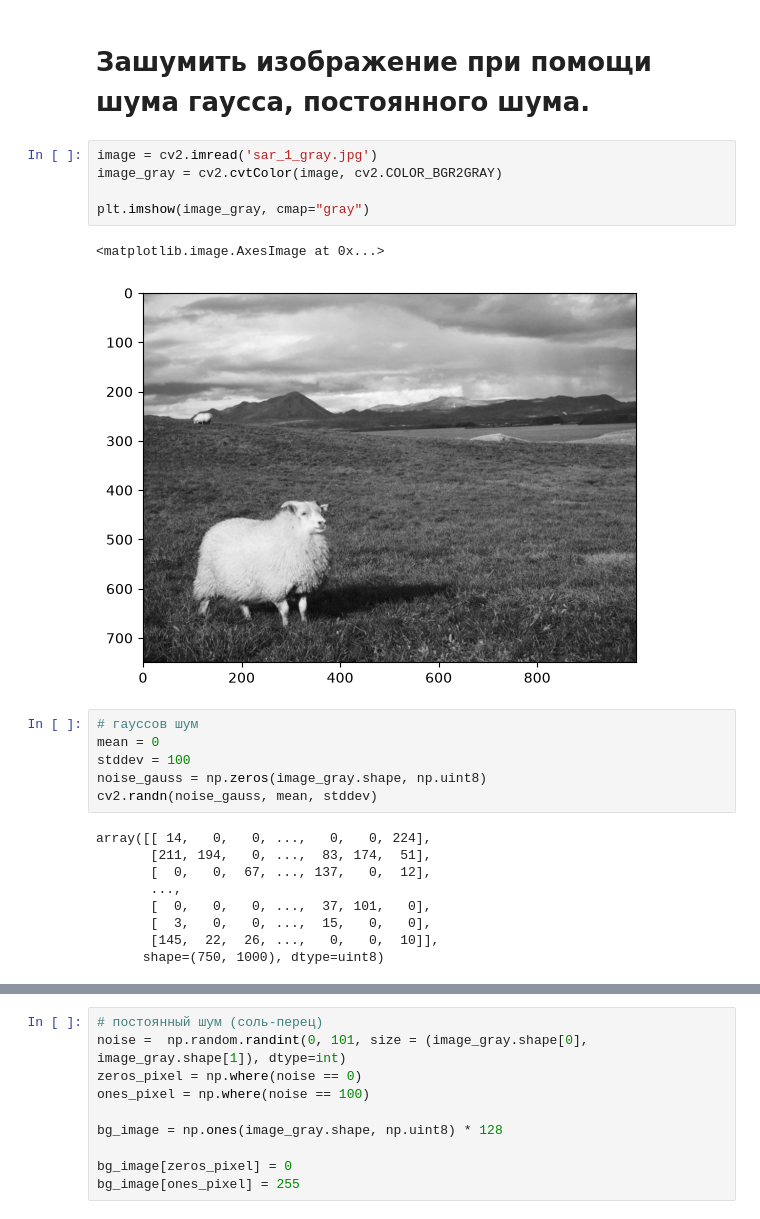
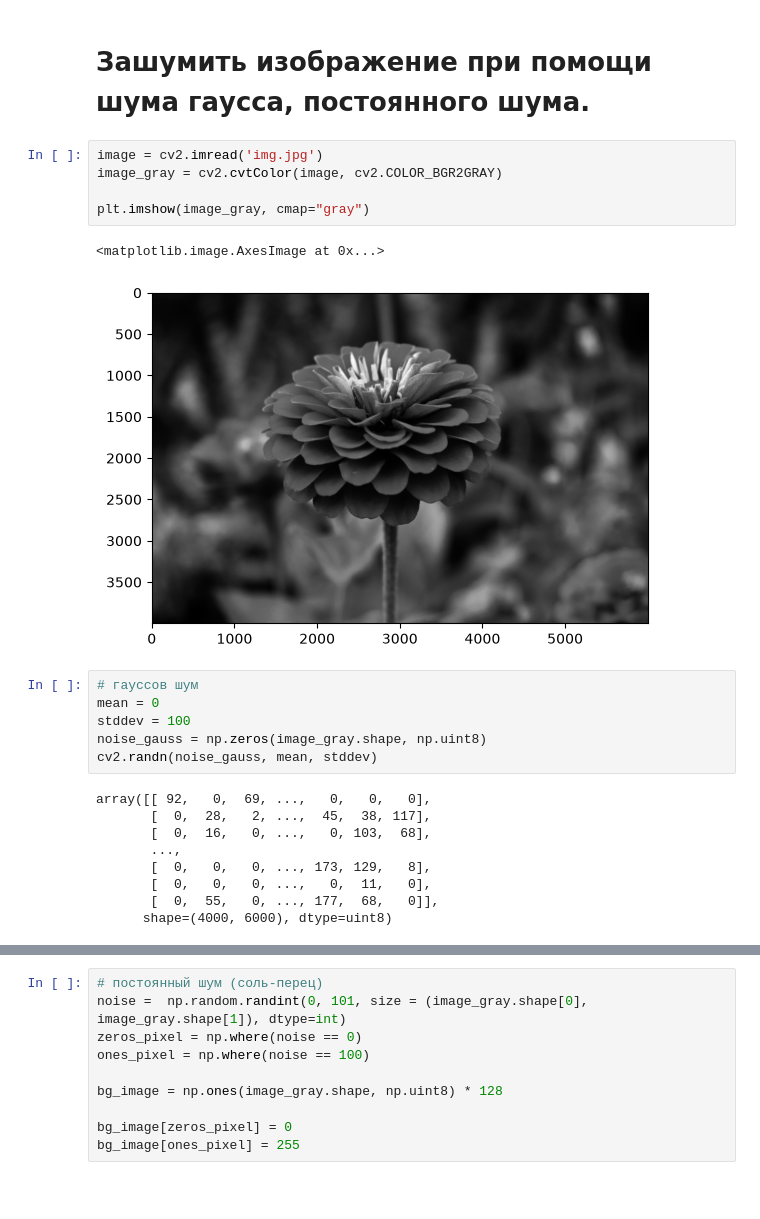
Before and after one commit to CasySh/image-processing-labs, a Jupyter notebook: Lab2.ipynb, the cells around one changed output, grey strips where cells are left out. Cells and saved outputs as stored; diff of their text form; blank space fills up the shorter version.

```diff
--- a/Lab2.ipynb
+++ b/Lab2.ipynb
@@ -5,13 +5,13 @@ import matplotlib.pyplot as plt
 # %% [markdown]
 # Зашумить изображение при помощи шума гаусса, постоянного шума.
 # %%
-image = cv2.imread('sar_1_gray.jpg')
+image = cv2.imread('img.jpg')
 image_gray = cv2.cvtColor(image, cv2.COLOR_BGR2GRAY)
 
 plt.imshow(image_gray, cmap="gray")
 # %% [output]
 <matplotlib.image.AxesImage at 0x...>
-[figure, old version]
+[figure, new version]
 # %%
 # гауссов шум
 mean = 0
@@ -19,14 +19,14 @@ stddev = 100
 noise_gauss = np.zeros(image_gray.shape, np.uint8)
 cv2.randn(noise_gauss, mean, stddev)
 # %% [output]
-array([[ 14,   0,   0, ...,   0,   0, 224],
-       [211, 194,   0, ...,  83, 174,  51],
-       [  0,   0,  67, ..., 137,   0,  12],
+array([[ 92,   0,  69, ...,   0,   0,   0],
+       [  0,  28,   2, ...,  45,  38, 117],
+       [  0,  16,   0, ...,   0, 103,  68],
        ...,
-       [  0,   0,   0, ...,  37, 101,   0],
-       [  3,   0,   0, ...,  15,   0,   0],
-       [145,  22,  26, ...,   0,   0,  10]],
-      shape=(750, 1000), dtype=uint8)
+       [  0,   0,   0, ..., 173, 129,   8],
+       [  0,   0,   0, ...,   0,  11,   0],
+       [  0,  55,   0, ..., 177,  68,   0]],
+      shape=(4000, 6000), dtype=uint8)
 # %%
 fig, axes = plt.subplots(1, 2, figsize=(15, 5))
 
```
Also changed, not shown: parts of 10 cells of this notebook, 5 other files.
